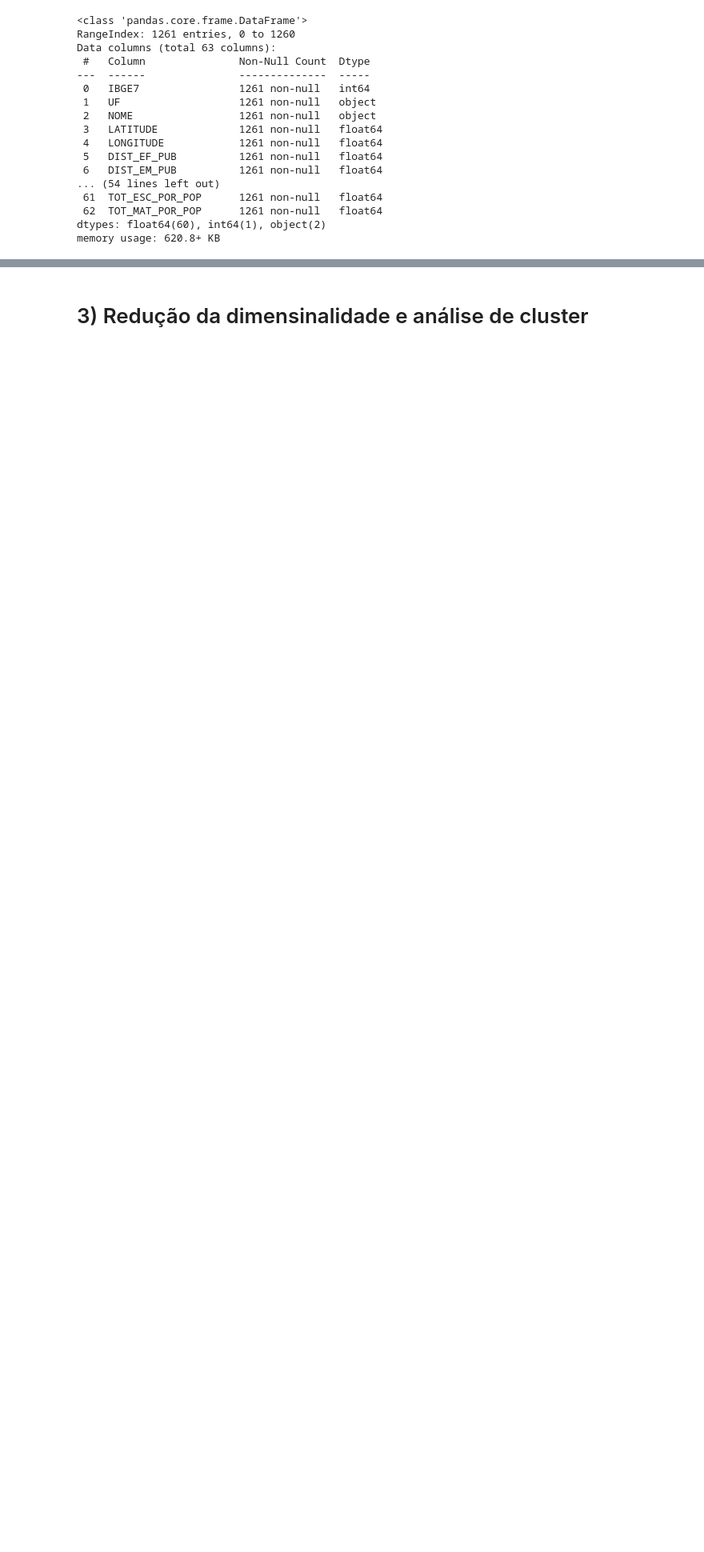
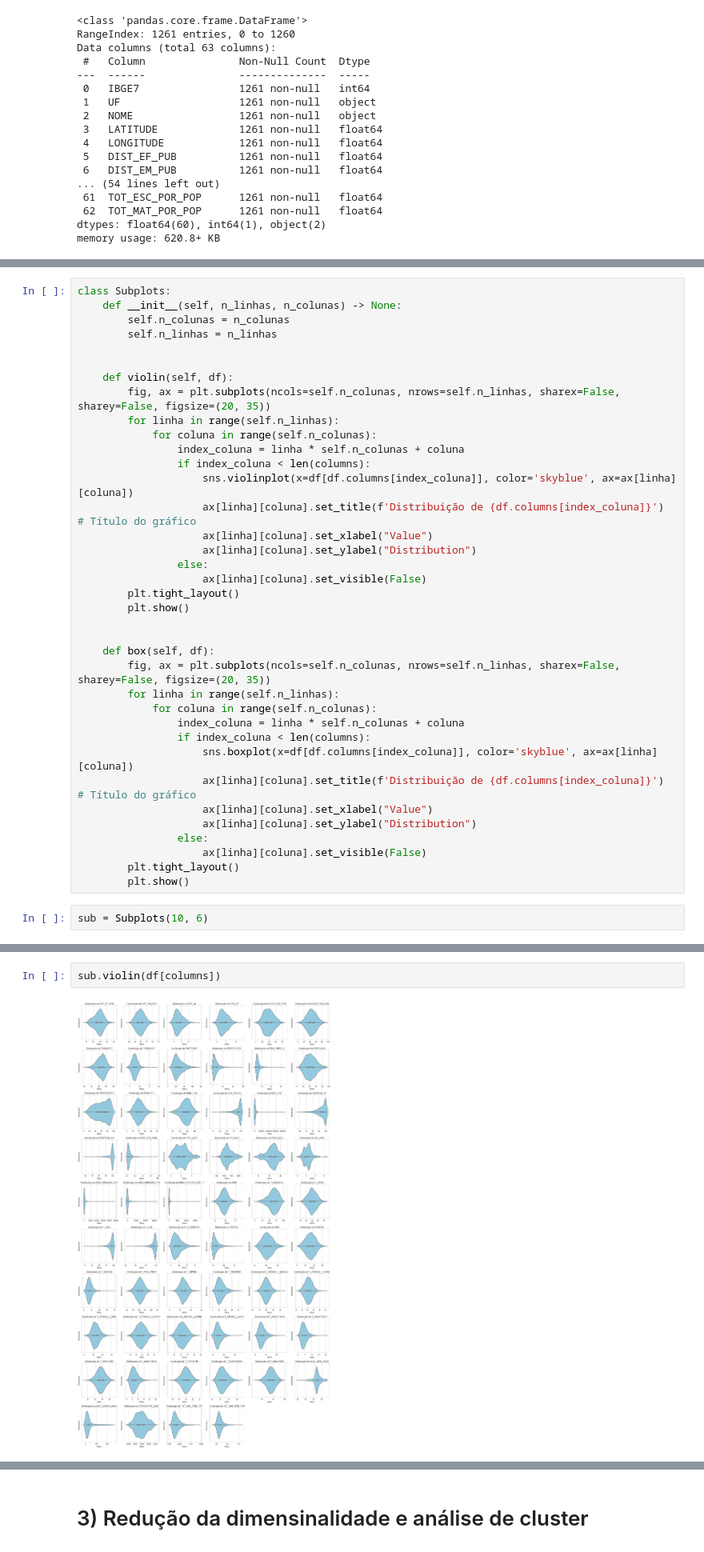
Before and after one commit to caiosoter/BCG2023, a Jupyter notebook: Notebooks/AnaliseExploratoria_PCA_Clustering.ipynb, the cells around one changed output, grey strips where cells are left out. Shown at 80% size. Drawn from its saved outputs; the diff is of its cells as text; blank space fills up the shorter version.

Commit message:
Adicionando classe para plotagem das distribuições e boxplo

```diff
--- a/Notebooks/AnaliseExploratoria_PCA_Clustering.ipynb
+++ b/Notebooks/AnaliseExploratoria_PCA_Clustering.ipynb
@@ -90,0 +65,39 @@ for column in columns:
+# %%
+class Subplots:
+    def __init__(self, n_linhas, n_colunas) -> None:
+        self.n_colunas = n_colunas
+        self.n_linhas = n_linhas
+
+
+    def violin(self, df):
+        fig, ax = plt.subplots(ncols=self.n_colunas, nrows=self.n_linhas, sharex=False, sharey=False, figsize=(20, 35))
+        for linha in range(self.n_linhas):
+            for coluna in range(self.n_colunas):
+                index_coluna = linha * self.n_colunas + coluna
+                if index_coluna < len(columns):
+                    sns.violinplot(x=df[df.columns[index_coluna]], color='skyblue', ax=ax[linha][coluna])
+                    ax[linha][coluna].set_title(f'Distribuição de {df.columns[index_coluna]}')  # Título do gráfico
+                    ax[linha][coluna].set_xlabel("Value")
+                    ax[linha][coluna].set_ylabel("Distribution")
+                else:
+                    ax[linha][coluna].set_visible(False)
+        plt.tight_layout()
+        plt.show()
+
+
+    def box(self, df):
+        fig, ax = plt.subplots(ncols=self.n_colunas, nrows=self.n_linhas, sharex=False, sharey=False, figsize=(20, 35))
+        for linha in range(self.n_linhas):
+            for coluna in range(self.n_colunas):
+                index_coluna = linha * self.n_colunas + coluna
+                if index_coluna < len(columns):
+                    sns.boxplot(x=df[df.columns[index_coluna]], color='skyblue', ax=ax[linha][coluna])
+                    ax[linha][coluna].set_title(f'Distribuição de {df.columns[index_coluna]}')  # Título do gráfico
+                    ax[linha][coluna].set_xlabel("Value")
+                    ax[linha][coluna].set_ylabel("Distribution")
+                else:
+                    ax[linha][coluna].set_visible(False)
+        plt.tight_layout()
+        plt.show()
+# %%
+sub = Subplots(10, 6)
@@ -90,0 +106,4 @@ for column in columns:
+# %%
+sub.violin(df[columns])
+# %% [output]
+[figure, added]
```
Also changed, not shown: parts of 5 cells of this notebook.
